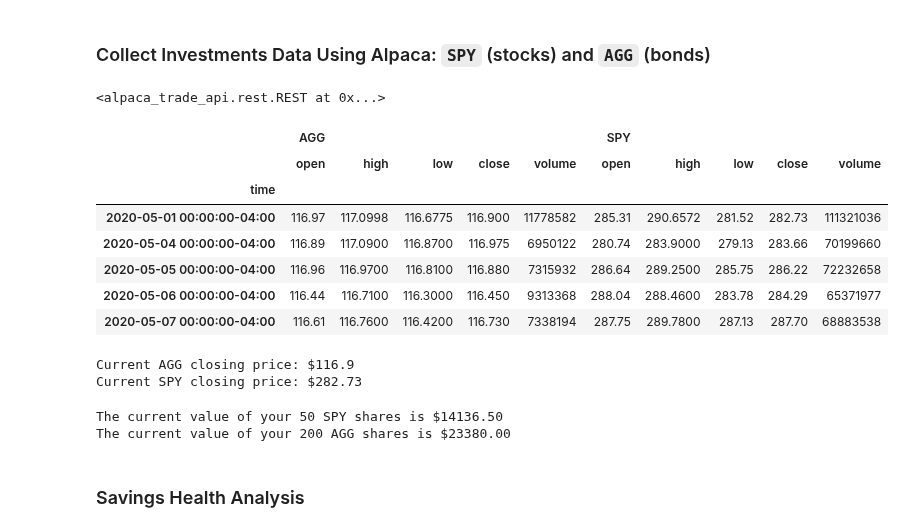
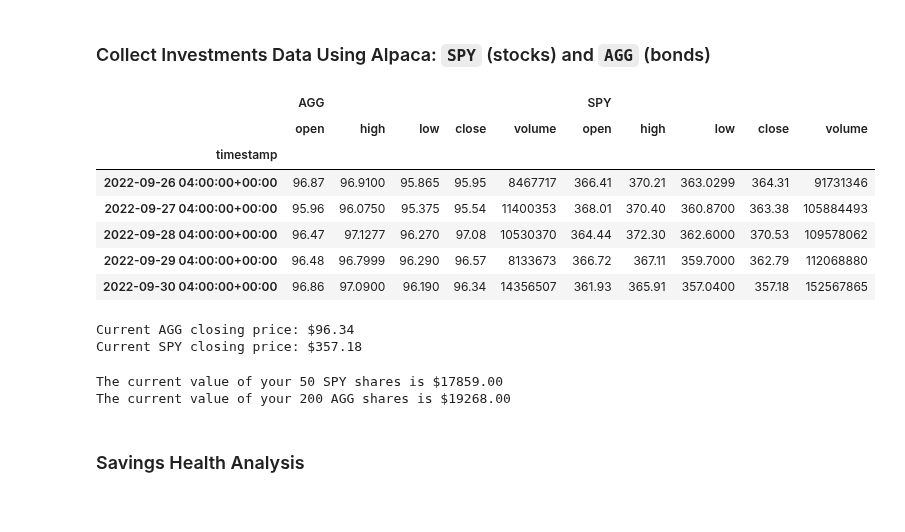
Before and after one commit to SZun/api-challenge, a Jupyter notebook: financial-planner.ipynb, the cells around one changed output. Drawn from its saved outputs; the diff is of its cells as text; code cells hidden in the pictures.

Commit message:
completed tasks for investments data section

```diff
--- a/financial-planner.ipynb
+++ b/financial-planner.ipynb
@@ -60,40 +62,61 @@ alpaca_api_key = os.getenv('ALPACA_API_KEY')
 alpaca_secret = os.getenv('ALPACA_SECRET')
 
 # Create the Alpaca API object
-alpaca_api = tradeapi.REST(alpaca_api_key,
-                           alpaca_secret,
-                           api_version='v2')
+alpaca_api = tradeapi.REST(alpaca_api_key, alpaca_secret, api_version='v2')
-# %% [output]
-<alpaca_trade_api.rest.REST at 0x...>
+# %%
+# Utility method to convert current date to sam date last year
+def get_last_year(date):
+    # Convert date to list
+    date = list(date)
+    # Subtract 1 from end of year
+    date[3] = str(int(date[3])-1)
+    # Return and join date as string
+    return ''.join(date)
+# %%
+# Utility method to separate ticker data
+def separate_ticker_data(df,ticker):
+    # Symbol Column
+    symbol = 'symbol'
+    # Return DataFrame by ticker and drop several columns
+    return df[df[symbol]==ticker].drop(columns=[symbol,'trade_count','vwap'], axis=1)
 # %%
 # Format current date as ISO format
-# YOUR CODE HERE!
+
+# Current Date
+todays_date = dt.today().strftime('%Y-%m-%d')
+# Current Date as ISO format
+iso_date_today = pd.Timestamp(todays_date, tz='America/New_York').isoformat()
+# Date of 1 year ago as ISO format
+iso_date_last_year = get_last_year(iso_date_today)
 
 # Set the tickers
 tickers = ["AGG", "SPY"]
 
 # Set timeframe to "1Day" for Alpaca API
 timeframe = "1Day"
 
 # Get current closing prices for SPY and AGG
-# YOUR CODE HERE!
+spy_agg_df = alpaca_api.get_bars(tickers, timeframe,
+                                    start=iso_date_last_year,
+                                    end=iso_date_today).df
+# @TODO Rename/Format Index
 
 # Reorganize the DataFrame
 # Separate ticker data
-# YOUR CODE HERE!
+agg_df = separate_ticker_data(spy_agg_df, tickers[0])
+spy_df = separate_ticker_data(spy_agg_df, tickers[1])
 
-
-# Concatenate the ticker DataFrames
-# YOUR CODE HERE!
+# # Concatenate the ticker DataFrames
+spy_agg_df = pd.concat([agg_df,spy_df], axis=1, join='inner', keys=tickers)
 
 # Preview DataFrame
-# YOUR CODE HERE!
+spy_agg_df.tail()
 # %% [output]
 |  | AGG |  |  |  |  | SPY |  |  |  |  |
 |  | open | high | low | close | volume | open | high | low | close | volume |
-| time |  |  |  |  |  |  |  |  |  |  |
-| 2020-05-01 00:00:00-04:00 | 116.97 | 117.0998 | 116.6775 | 116.900 | 11778582 | 285.31 | 290.6572 | 281.52 | 282.73 | 111321036 |
-| 2020-05-04 00:00:00-04:00 | 116.89 | 117.0900 | 116.8700 | 116.975 | 6950122 | 280.74 | 283.9000 | 279.13 | 283.66 | 70199660 |
-| 2020-05-05 00:00:00-04:00 | 116.96 | 116.9700 | 116.8100 | 116.880 | 7315932 | 286.64 | 289.2500 | 285.75 | 286.22 | 72232658 |
-| 2020-05-06 00:00:00-04:00 | 116.44 | 116.7100 | 116.3000 | 116.450 | 9313368 | 288.04 | 288.4600 | 283.78 | 284.29 | 65371977 |
-| 2020-05-07 00:00:00-04:00 | 116.61 | 116.7600 | 116.4200 | 116.730 | 7338194 | 287.75 | 289.7800 | 287.13 | 287.70 | 68883538 |
+| timestamp |  |  |  |  |  |  |  |  |  |  |
+| 2022-09-26 04:00:00+00:00 | 96.87 | 96.9100 | 95.865 | 95.95 | 8467717 | 366.41 | 370.21 | 363.0299 | 364.31 | 91731346 |
+| 2022-09-27 04:00:00+00:00 | 95.96 | 96.0750 | 95.375 | 95.54 | 11400353 | 368.01 | 370.40 | 360.8700 | 363.38 | 105884493 |
+| 2022-09-28 04:00:00+00:00 | 96.47 | 97.1277 | 96.270 | 97.08 | 10530370 | 364.44 | 372.30 | 362.6000 | 370.53 | 109578062 |
+| 2022-09-29 04:00:00+00:00 | 96.48 | 96.7999 | 96.290 | 96.57 | 8133673 | 366.72 | 367.11 | 359.7000 | 362.79 | 112068880 |
+| 2022-09-30 04:00:00+00:00 | 96.86 | 97.0900 | 96.190 | 96.34 | 14356507 | 361.93 | 365.91 | 357.0400 | 357.18 | 152567865 |
@@ -100,23 +126,25 @@ timeframe = "1Day"
 # %%
 # Pick AGG and SPY close prices
-# YOUR CODE HERE!
+agg_close_price = get_latest_close(agg_df)
+spy_close_price = get_latest_close(spy_df)
 
 # Print AGG and SPY close prices
 print(f"Current AGG closing price: ${agg_close_price}")
 print(f"Current SPY closing price: ${spy_close_price}")
 # %% [output]
-Current AGG closing price: $116.9
-Current SPY closing price: $282.73
+Current AGG closing price: $96.34
+Current SPY closing price: $357.18
 # %%
 # Compute the current value of shares
-# YOUR CODE HERE!
+my_spy_value = my_spy * spy_close_price
+my_agg_value = my_agg * agg_close_price
 
 # Print current value of shares
 print(f"The current value of your {my_spy} SPY shares is ${my_spy_value:0.2f}")
 print(f"The current value of your {my_agg} AGG shares is ${my_agg_value:0.2f}")
 # %% [output]
-The current value of your 50 SPY shares is $14136.50
-The current value of your 200 AGG shares is $23380.00
+The current value of your 50 SPY shares is $17859.00
+The current value of your 200 AGG shares is $19268.00
 # %% [markdown]
 ### Savings Health Analysis
 # %%
```
Also changed, not shown: parts of 3 cells of this notebook.
